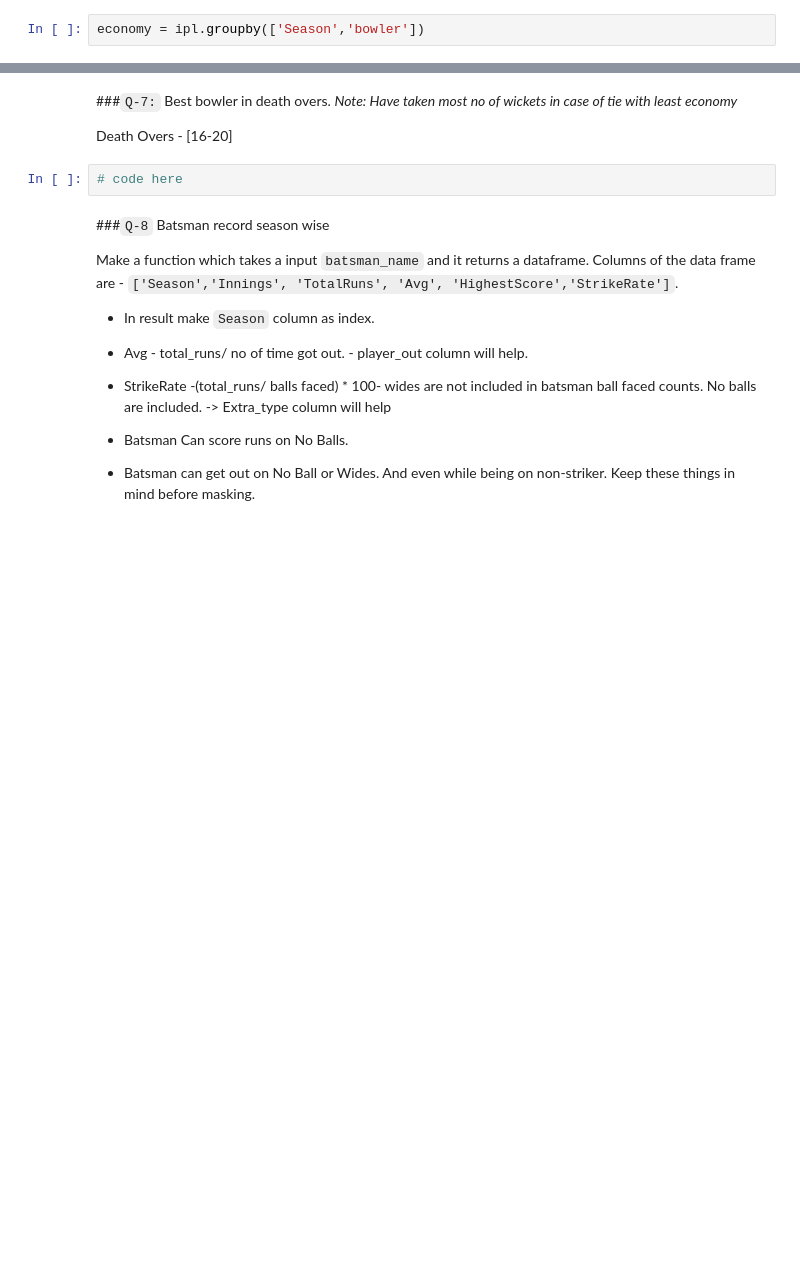
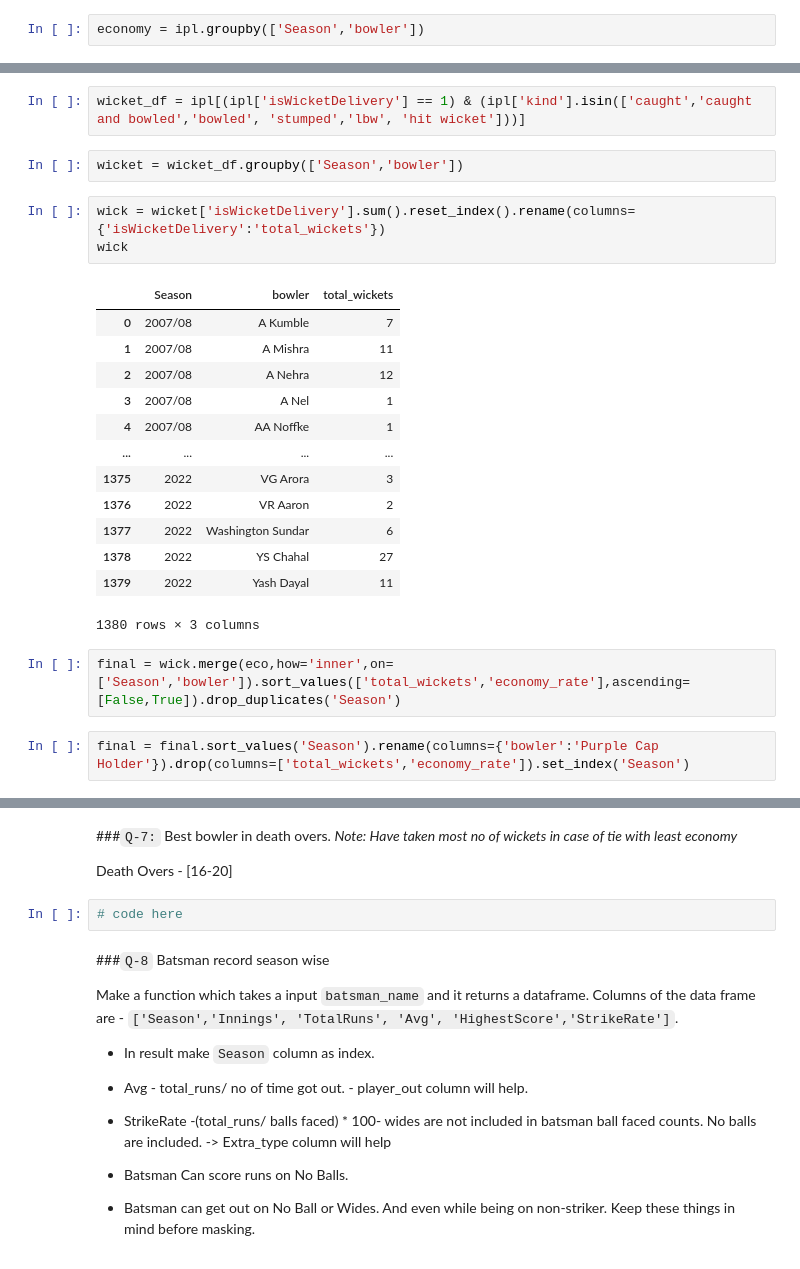
Before and after one commit to rishabhk1501/Data-Analytics-Tasks, a Jupyter notebook: session_20_task_soln.ipynb, the cells around one changed output, grey strips where cells are left out. Cells and saved outputs as stored; diff of their text form; blank space fills up the shorter version.

```diff
--- a/session_20_task_soln.ipynb
+++ b/session_20_task_soln.ipynb
@@ -157,0 +184,25 @@ Name: total_run, Length: 1673, dtype: int64
+# %%
+wicket_df = ipl[(ipl['isWicketDelivery'] == 1) & (ipl['kind'].isin(['caught','caught and bowled','bowled', 'stumped','lbw', 'hit wicket']))]
+# %%
+wicket = wicket_df.groupby(['Season','bowler'])
+# %%
+wick = wicket['isWicketDelivery'].sum().reset_index().rename(columns={'isWicketDelivery':'total_wickets'})
+wick
+# %% [output]
+|  | Season | bowler | total_wickets |
+| 0 | 2007/08 | A Kumble | 7 |
+| 1 | 2007/08 | A Mishra | 11 |
+| 2 | 2007/08 | A Nehra | 12 |
+| 3 | 2007/08 | A Nel | 1 |
+| 4 | 2007/08 | AA Noffke | 1 |
+| ... | ... | ... | ... |
+| 1375 | 2022 | VG Arora | 3 |
+| 1376 | 2022 | VR Aaron | 2 |
+| 1377 | 2022 | Washington Sundar | 6 |
+| 1378 | 2022 | YS Chahal | 27 |
+| 1379 | 2022 | Yash Dayal | 11 |
+1380 rows × 3 columns
+# %%
+final = wick.merge(eco,how='inner',on=['Season','bowler']).sort_values(['total_wickets','economy_rate'],ascending=[False,True]).drop_duplicates('Season')
+# %%
+final = final.sort_values('Season').rename(columns={'bowler':'Purple Cap Holder'}).drop(columns=['total_wickets','economy_rate']).set_index('Season')
```
Also changed, not shown: parts of 7 cells of this notebook.
